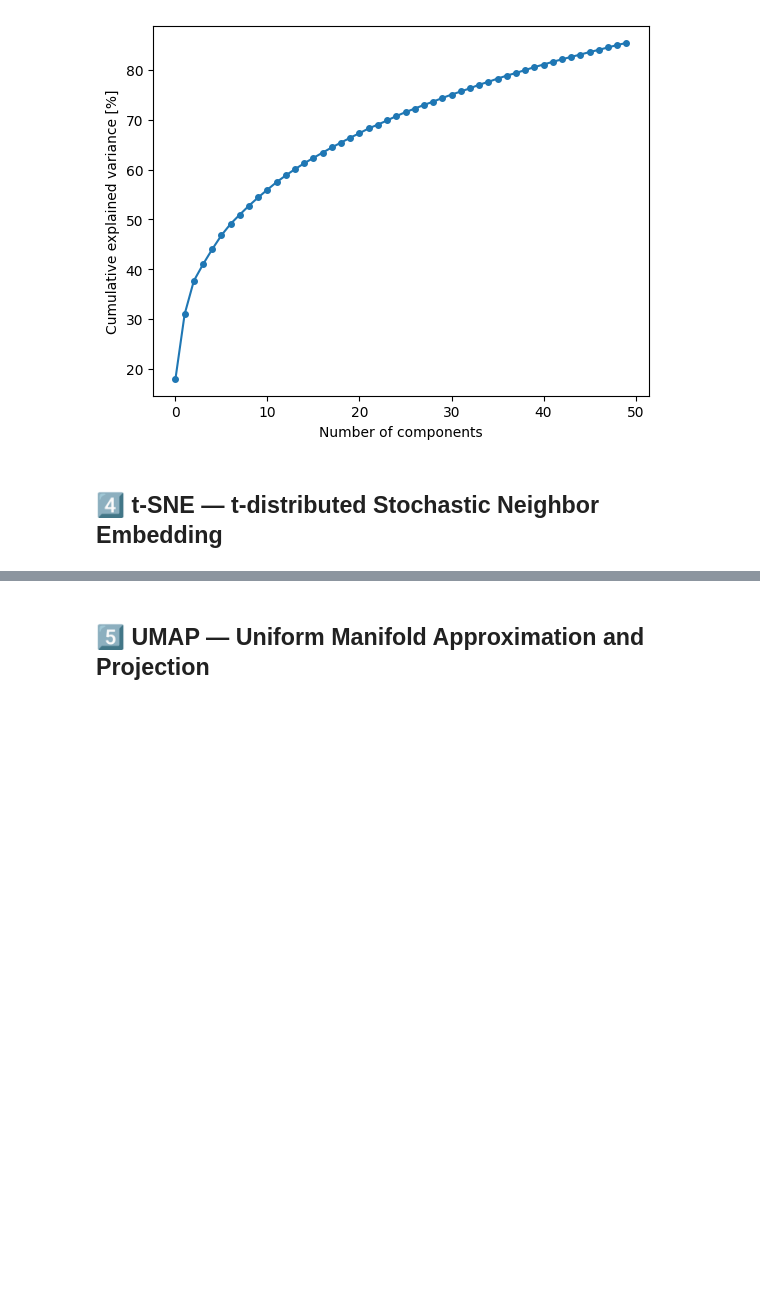
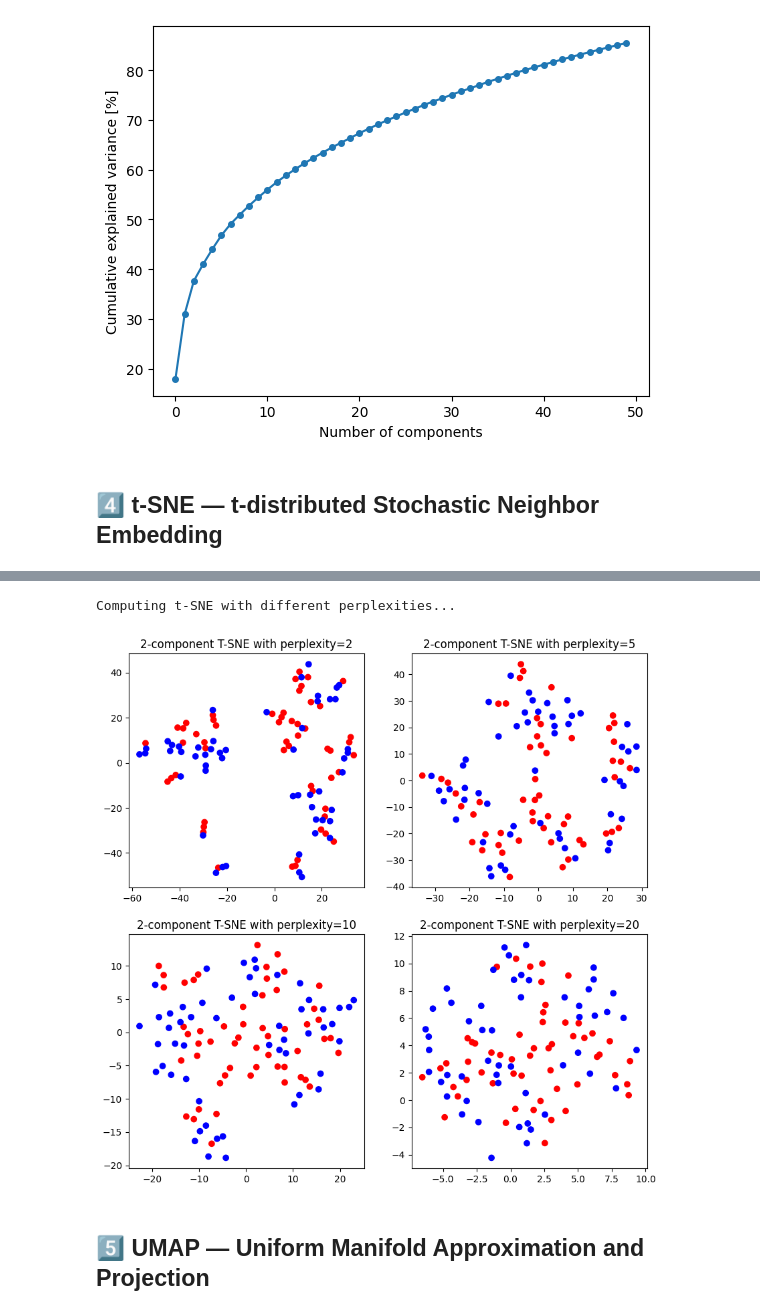
Before and after one commit to janek-wyrzykowski/bioinformatics_mini_2025, a Jupyter notebook: notebooks/labs/03_visualization.ipynb, the cells around one changed output, grey strips where cells are left out. Saved outputs shown, nothing was run; the diff lists cells and outputs as text; code cells hidden in the pictures; blank space fills up the shorter version.

```diff
--- a/notebooks/labs/03_visualization.ipynb
+++ b/notebooks/labs/03_visualization.ipynb
@@ -217,6 +262,23 @@ seeds = [42, 123, 456, 789]
 # %%
 # TODO: t-SNE Parameter Analysis: Different Perplexity Values
 # Do the same, but changing perplexity
+
+print("Computing t-SNE with different perplexities...")
+
+perplexities = [2, 5, 10, 20]
+seeds = [42, 123, 456, 789]
+
+fig = plt.figure(figsize=(10, 10))
+
+for i in range(1, 5):
+    tsne = TSNE(n_components=2, perplexity=perplexities[i-1])
+    X_tsne = tsne.fit_transform(X_scaled)
+    ax = fig.add_subplot(2, 2, i)
+    ax.scatter(X_tsne[:, 0], X_tsne[:, 1], c=meta["Condition"].map({"Control": 'red', "Treatment": 'blue'}))
+    ax.set_title(f"2-component T-SNE with perplexity={perplexities[i-1]}")
+# %% [output]
+Computing t-SNE with different perplexities...
+[figure, added]
 # %% [markdown]
 ## 5️⃣ UMAP — Uniform Manifold Approximation and Projection
 # %%
```
Also changed, not shown: parts of 4 cells of this notebook.
